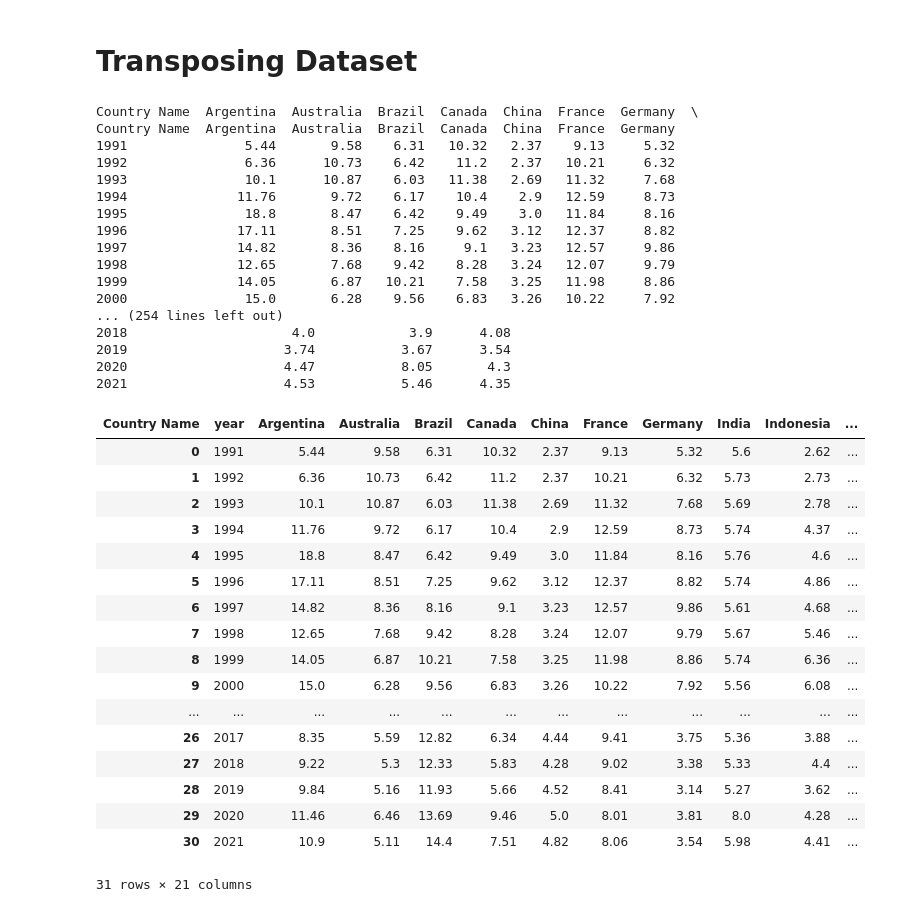
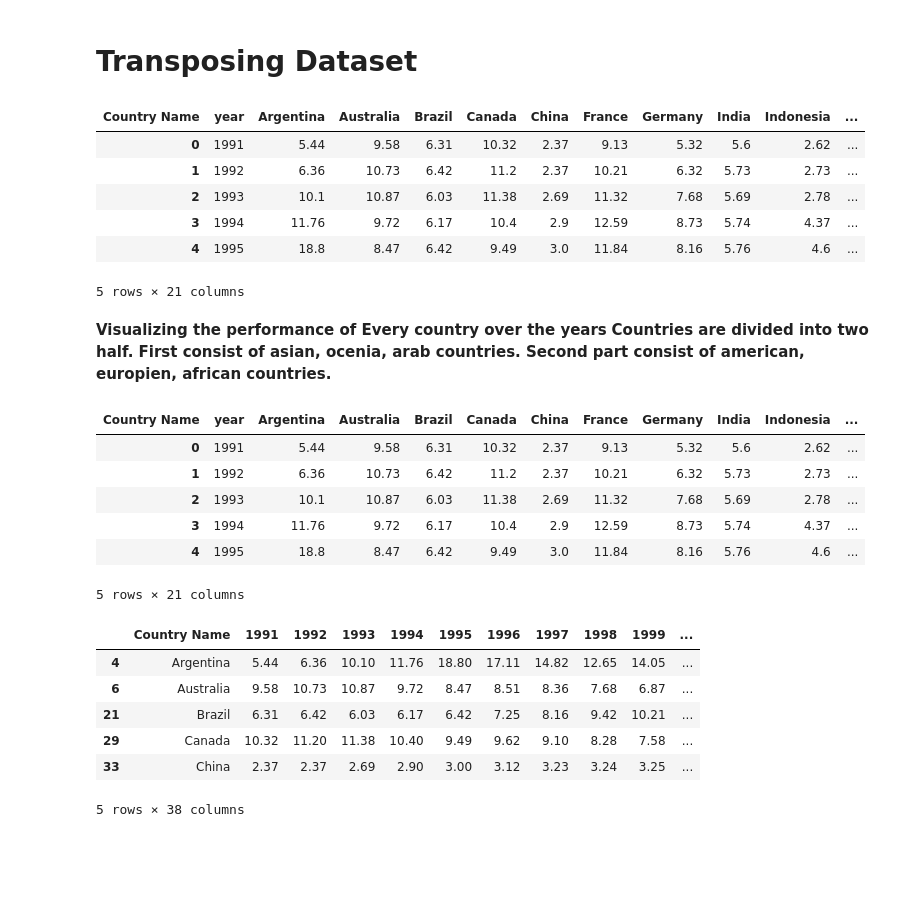
Before and after one commit to akhiltejareddy01/Analyzing_predicting_unemployment_across_world, a Jupyter notebook: Business Case Studies/Unemployment(Part 2).ipynb, the cells around one changed output. Cells and saved outputs as stored; diff of their text form; code cells hidden in the pictures; blank space fills up the shorter version.

Commit message:
updating part 2

```diff
--- a/Business Case Studies/Unemployment(Part 2).ipynb
+++ b/Business Case Studies/Unemployment(Part 2).ipynb
@@ -145,63 +145,38 @@ fig.show()
 # %%
 #transposing the dataset
 data_n=data_g20c.T
 
 #dropping unwanted columns
 data_n.drop(['continent','sub_region','average','91-20','20-21','21-22'],axis=0,inplace=True)
 
 #converting rows into header column
 header_row = 0
 data_n.columns = data_n.iloc[header_row]
-print(data_n)
+#print(data_n)
 
 # Convert row to column header using DataFrame.iloc[]
 data_n.columns = data_n.iloc[0]
-print(data_n)
+#print(data_n)
 
 #dropping unwanted columns
 data_n.drop('Country Name',axis=0,inplace=True)
 
 #sorting the columns
 data_n.sort_index(axis=1,inplace=True)
 
 #resetting index values as column name
 data_n.reset_index(level=0,inplace=True)
 
 data_n.rename(columns={'index':'year'},inplace=True)
-data_n
+data_n.head()
 # %% [output]
+| Country Name | year | Argentina | Australia | Brazil | Canada | China | France | Germany | India | Indonesia | ... |
+| 0 | 1991 | 5.44 | 9.58 | 6.31 | 10.32 | 2.37 | 9.13 | 5.32 | 5.6 | 2.62 | ... |
+| 1 | 1992 | 6.36 | 10.73 | 6.42 | 11.2 | 2.37 | 10.21 | 6.32 | 5.73 | 2.73 | ... |
+| 2 | 1993 | 10.1 | 10.87 | 6.03 | 11.38 | 2.69 | 11.32 | 7.68 | 5.69 | 2.78 | ... |
+| 3 | 1994 | 11.76 | 9.72 | 6.17 | 10.4 | 2.9 | 12.59 | 8.73 | 5.74 | 4.37 | ... |
+| 4 | 1995 | 18.8 | 8.47 | 6.42 | 9.49 | 3.0 | 11.84 | 8.16 | 5.76 | 4.6 | ... |
-Country Name  Argentina  Australia  Brazil  Canada  China  France  Germany  \
-Country Name  Argentina  Australia  Brazil  Canada  China  France  Germany
-1991               5.44       9.58    6.31   10.32   2.37    9.13     5.32
-1992               6.36      10.73    6.42    11.2   2.37   10.21     6.32
-1993               10.1      10.87    6.03   11.38   2.69   11.32     7.68
-1994              11.76       9.72    6.17    10.4    2.9   12.59     8.73
-1995               18.8       8.47    6.42    9.49    3.0   11.84     8.16
-1996              17.11       8.51    7.25    9.62   3.12   12.37     8.82
-1997              14.82       8.36    8.16     9.1   3.23   12.57     9.86
-1998              12.65       7.68    9.42    8.28   3.24   12.07     9.79
-1999              14.05       6.87   10.21    7.58   3.25   11.98     8.86
-2000               15.0       6.28    9.56    6.83   3.26   10.22     7.92
-... (254 lines left out)
-2018                     4.0            3.9      4.08
-2019                    3.74           3.67      3.54
-2020                    4.47           8.05       4.3
-2021                    4.53           5.46      4.35
+5 rows × 21 columns
-| Country Name | year | Argentina | Australia | Brazil | Canada | China | France | Germany | India | Indonesia | ... |
-| 0 | 1991 | 5.44 | 9.58 | 6.31 | 10.32 | 2.37 | 9.13 | 5.32 | 5.6 | 2.62 | ... |
-| 1 | 1992 | 6.36 | 10.73 | 6.42 | 11.2 | 2.37 | 10.21 | 6.32 | 5.73 | 2.73 | ... |
-| 2 | 1993 | 10.1 | 10.87 | 6.03 | 11.38 | 2.69 | 11.32 | 7.68 | 5.69 | 2.78 | ... |
-| 3 | 1994 | 11.76 | 9.72 | 6.17 | 10.4 | 2.9 | 12.59 | 8.73 | 5.74 | 4.37 | ... |
-| 4 | 1995 | 18.8 | 8.47 | 6.42 | 9.49 | 3.0 | 11.84 | 8.16 | 5.76 | 4.6 | ... |
-| 5 | 1996 | 17.11 | 8.51 | 7.25 | 9.62 | 3.12 | 12.37 | 8.82 | 5.74 | 4.86 | ... |
-| 6 | 1997 | 14.82 | 8.36 | 8.16 | 9.1 | 3.23 | 12.57 | 9.86 | 5.61 | 4.68 | ... |
-| 7 | 1998 | 12.65 | 7.68 | 9.42 | 8.28 | 3.24 | 12.07 | 9.79 | 5.67 | 5.46 | ... |
-| 8 | 1999 | 14.05 | 6.87 | 10.21 | 7.58 | 3.25 | 11.98 | 8.86 | 5.74 | 6.36 | ... |
-| 9 | 2000 | 15.0 | 6.28 | 9.56 | 6.83 | 3.26 | 10.22 | 7.92 | 5.56 | 6.08 | ... |
-| ... | ... | ... | ... | ... | ... | ... | ... | ... | ... | ... | ... |
-| 26 | 2017 | 8.35 | 5.59 | 12.82 | 6.34 | 4.44 | 9.41 | 3.75 | 5.36 | 3.88 | ... |
-| 27 | 2018 | 9.22 | 5.3 | 12.33 | 5.83 | 4.28 | 9.02 | 3.38 | 5.33 | 4.4 | ... |
-| 28 | 2019 | 9.84 | 5.16 | 11.93 | 5.66 | 4.52 | 8.41 | 3.14 | 5.27 | 3.62 | ... |
-| 29 | 2020 | 11.46 | 6.46 | 13.69 | 9.46 | 5.0 | 8.01 | 3.81 | 8.0 | 4.28 | ... |
-| 30 | 2021 | 10.9 | 5.11 | 14.4 | 7.51 | 4.82 | 8.06 | 3.54 | 5.98 | 4.41 | ... |
-31 rows × 21 columns
+# %% [markdown]
+**Visualizing the performance of Every country over the years**
+**Countries are divided into two half. First consist of asian, ocenia, arab countries. Second part consist of american, europien, african countries.**
@@ -225,0 +220,20 @@ fig.show()
+# %%
+data_n.head()
+# %% [output]
+| Country Name | year | Argentina | Australia | Brazil | Canada | China | France | Germany | India | Indonesia | ... |
+| 0 | 1991 | 5.44 | 9.58 | 6.31 | 10.32 | 2.37 | 9.13 | 5.32 | 5.6 | 2.62 | ... |
+| 1 | 1992 | 6.36 | 10.73 | 6.42 | 11.2 | 2.37 | 10.21 | 6.32 | 5.73 | 2.73 | ... |
+| 2 | 1993 | 10.1 | 10.87 | 6.03 | 11.38 | 2.69 | 11.32 | 7.68 | 5.69 | 2.78 | ... |
+| 3 | 1994 | 11.76 | 9.72 | 6.17 | 10.4 | 2.9 | 12.59 | 8.73 | 5.74 | 4.37 | ... |
+| 4 | 1995 | 18.8 | 8.47 | 6.42 | 9.49 | 3.0 | 11.84 | 8.16 | 5.76 | 4.6 | ... |
+5 rows × 21 columns
+# %%
+data_g20c.head()
+# %% [output]
+|  | Country Name | 1991 | 1992 | 1993 | 1994 | 1995 | 1996 | 1997 | 1998 | 1999 | ... |
+| 4 | Argentina | 5.44 | 6.36 | 10.10 | 11.76 | 18.80 | 17.11 | 14.82 | 12.65 | 14.05 | ... |
+| 6 | Australia | 9.58 | 10.73 | 10.87 | 9.72 | 8.47 | 8.51 | 8.36 | 7.68 | 6.87 | ... |
+| 21 | Brazil | 6.31 | 6.42 | 6.03 | 6.17 | 6.42 | 7.25 | 8.16 | 9.42 | 10.21 | ... |
+| 29 | Canada | 10.32 | 11.20 | 11.38 | 10.40 | 9.49 | 9.62 | 9.10 | 8.28 | 7.58 | ... |
+| 33 | China | 2.37 | 2.37 | 2.69 | 2.90 | 3.00 | 3.12 | 3.23 | 3.24 | 3.25 | ... |
+5 rows × 38 columns
```
Also changed, not shown: parts of 2 cells of this notebook.
